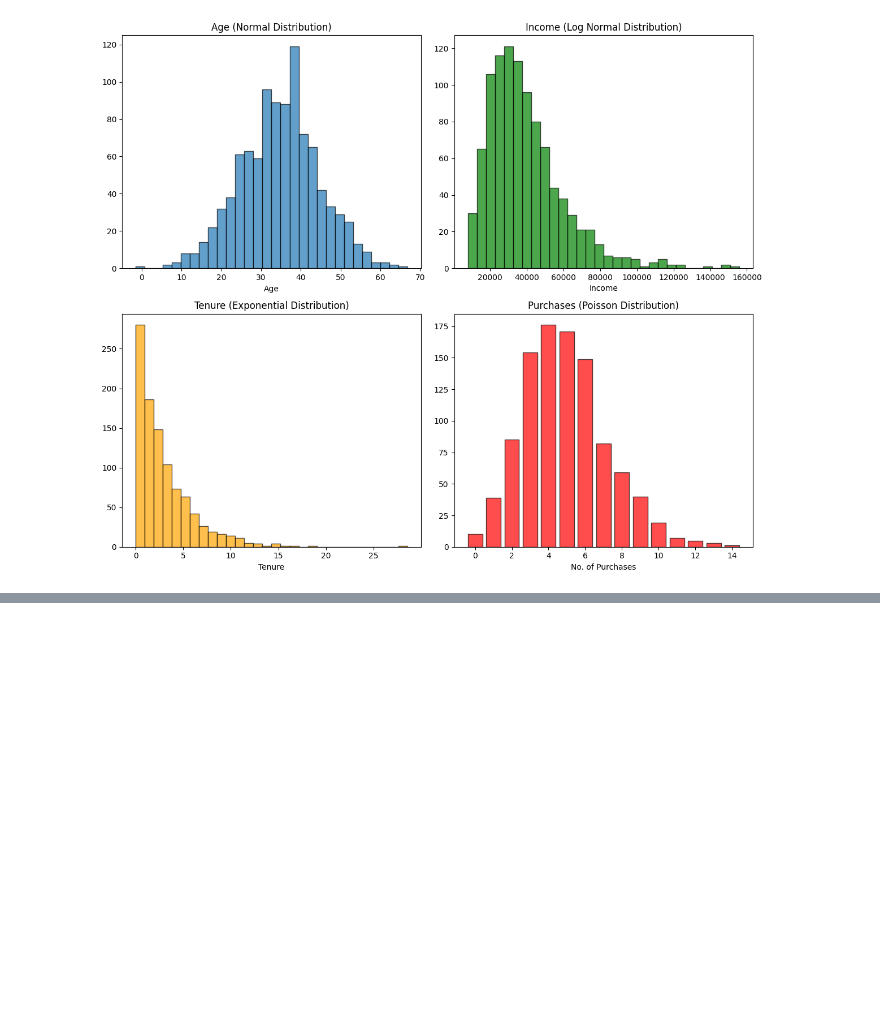
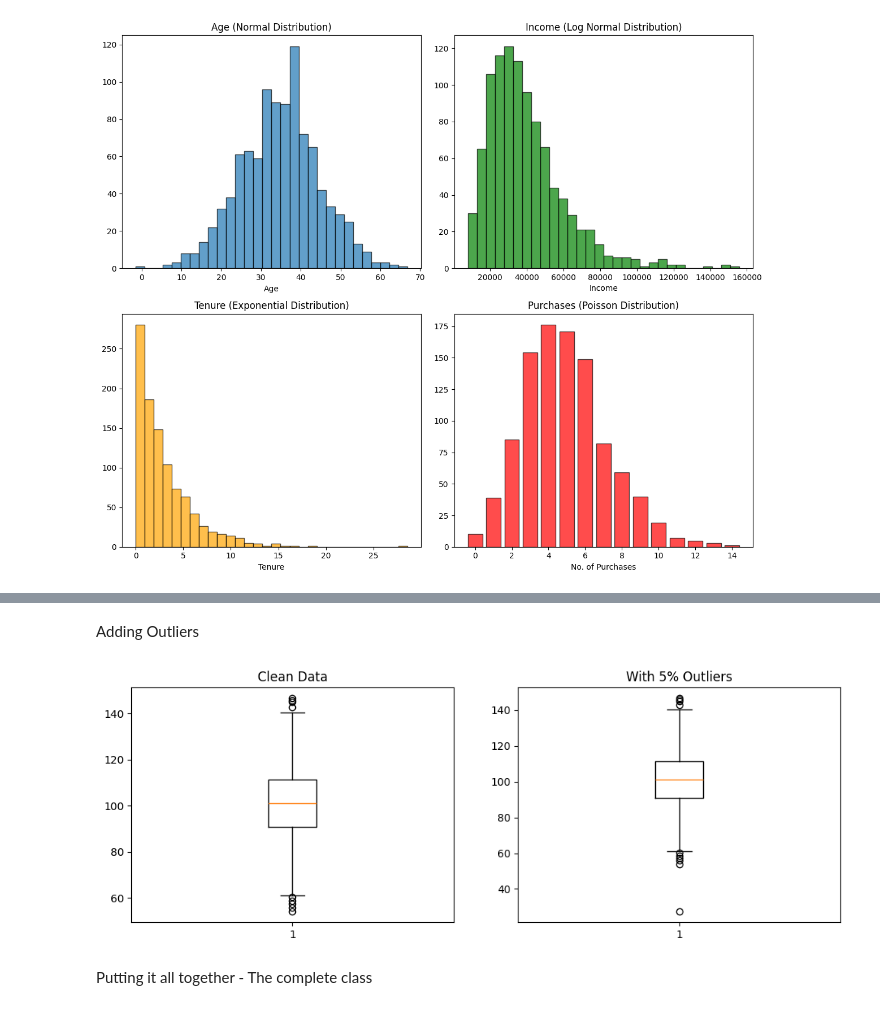
Before and after one commit to aryan2107-cloud/100-Day-ML-Challenge-, a Jupyter notebook: Day01(SyntheticData).ipynb, the cells around one changed output, grey strips where cells are left out. Drawn from its saved outputs; the diff is of its cells as text; code cells hidden in the pictures; blank space fills up the shorter version.

```diff
--- a/Day01(SyntheticData).ipynb
+++ b/Day01(SyntheticData).ipynb
@@ -180,0 +437,44 @@ Adding Correlations
+# %% [markdown]
+Adding Outliers
+# %%
+def add_outliers(series, contamination=0.05, factor=4, seed=42):
+   """
+    Add outliers to a numeric series.
+
+    Parameters:
+    -----------
+    contamination : proportion of values to make outliers
+    factor : how many standard deviations away
+    """
+   rng = np.random.default_rng(seed)
+   result = series.copy()
+   n = len(series)
+
+   #Select random indices to become outliers
+   n_outliers = int(n * contamination)
+   outlier_indices = rng.choice(n, size=n_outliers, replace=False)
+
+   mean = series.mean()
+   std = series.std()
+
+   for idx in outlier_indices:
+    direction = rng.choice([-1, 1])
+    magnitude = factor * std * (1 + rng.random())
+    result.iloc[idx] = mean + direction * magnitude
+
+    return result
+
+#example
+clean_data = pd.Series(rng.normal(100, 15, 1000))
+dirty_data = add_outliers(clean_data, contamination=0.05, factor=4)
+
+fig, axes = plt.subplots(1, 2, figsize=(12, 4))
+axes[0].boxplot(clean_data)
+axes[0].set_title("Clean Data")
+axes[1].boxplot(dirty_data)
+axes[1].set_title("With 5% Outliers")
+plt.show()
+# %% [output]
+[figure, added]
+# %% [markdown]
+Putting it all together - The complete class
```
Also changed, not shown: parts of 11 cells of this notebook.
